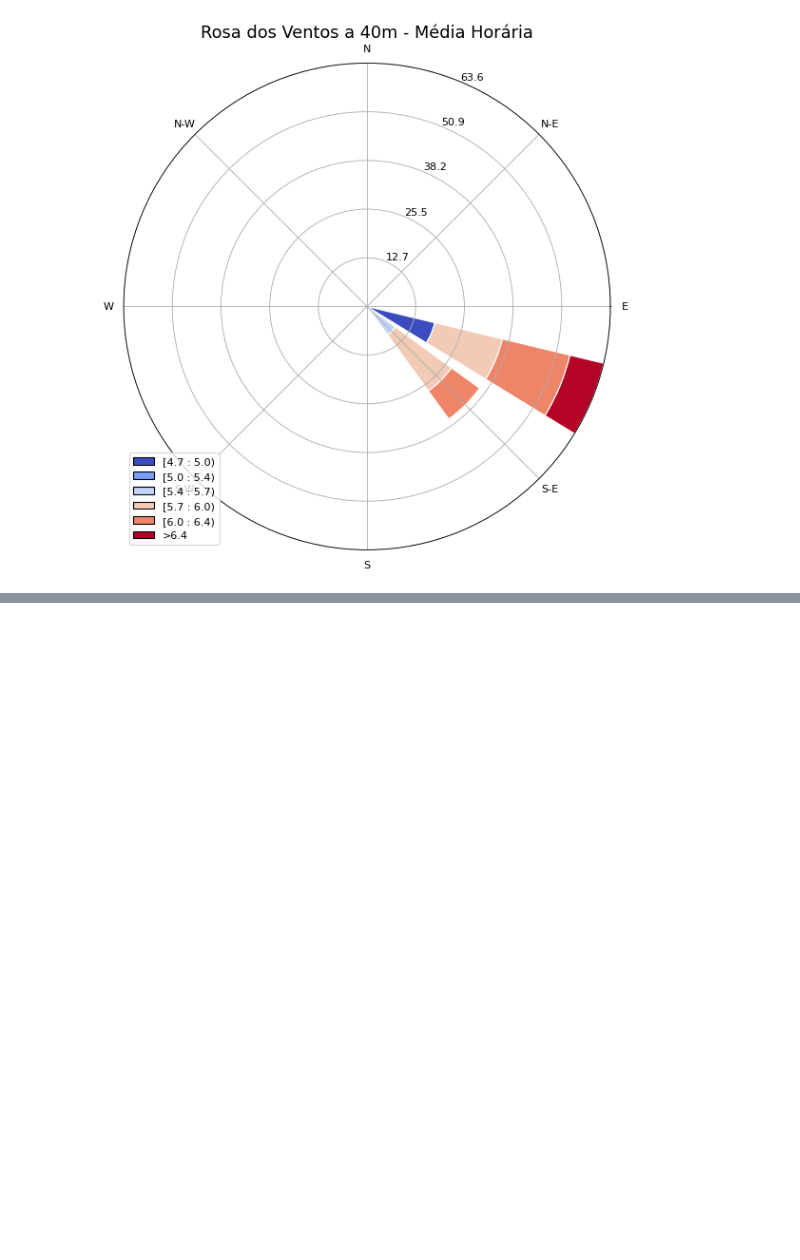
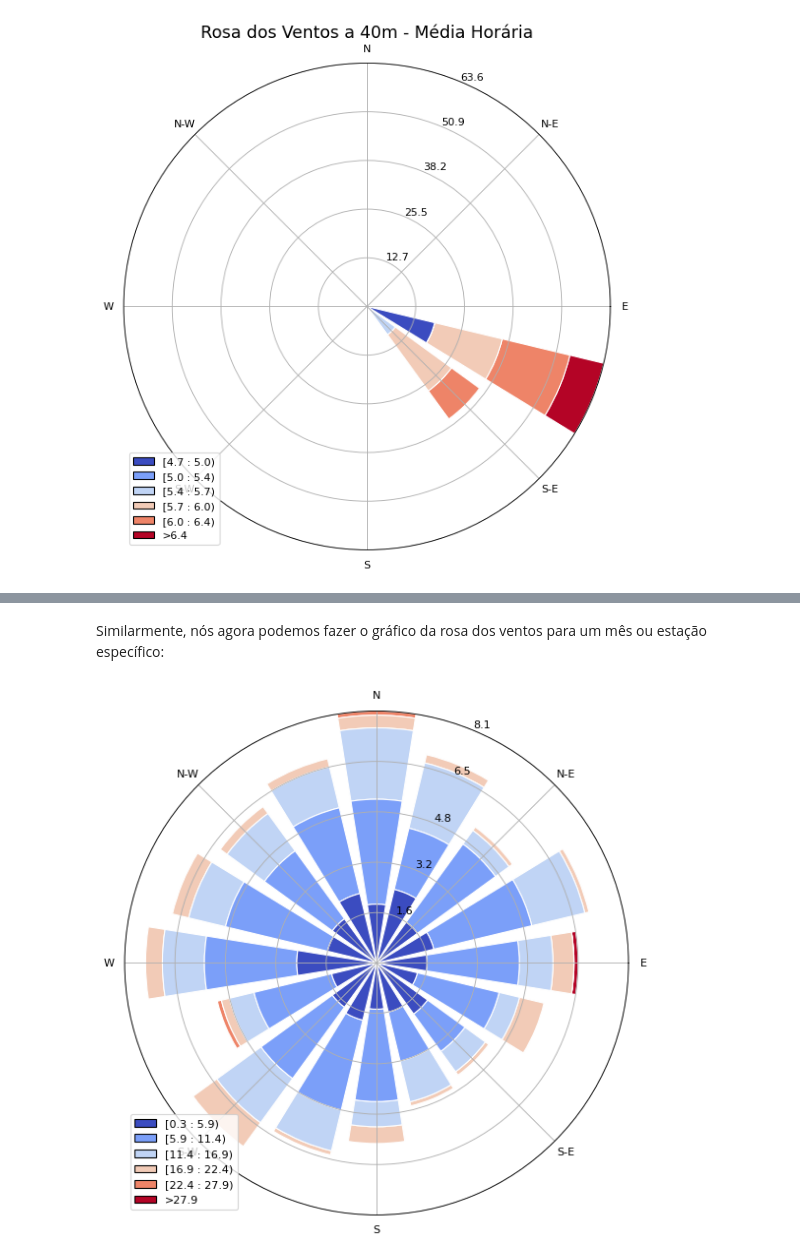
Before and after one commit to daniloceano/WindLab, a Jupyter notebook: ReadWindCube_tutorial.ipynb, the cells around one changed output, grey strips where cells are left out. Drawn from its saved outputs; the diff is of its cells as text; code cells hidden in the pictures; blank space fills up the shorter version.

```diff
--- a/ReadWindCube_tutorial.ipynb
+++ b/ReadWindCube_tutorial.ipynb
@@ -280,0 +327,12 @@ ax.figure.savefig('rosa_dos_ventos_140m_horario.png')
+# %%
+# Criando o novo objeto ReadWindCubeAccessor com o arquivo de teste fictício
+ds_accessor = ReadWindCubeAccessor("./dummy_data_2023.rtd")
+
+# Carregar os dados do arquivo de teste
+ds_accessor.load_data(reference_height=100)
+
+# Gerar a tabela de distribuição de vento a 140 metros de altura para o ano de 2023
+wind_distribution_table_test = ds_accessor.generate_wind_distribution_table(140)
+
+# Exibir a tabela gerada
+print(wind_distribution_table_test)
@@ -280,0 +408,8 @@ ax.figure.savefig('rosa_dos_ventos_140m_horario.png')
+# %% [markdown]
+Similarmente, nós agora podemos fazer o gráfico da rosa dos ventos para um mês ou estação específico:
+# %%
+# Plotar a rosa dos ventos para 140 metros no mês de janeiro
+ax = ds_accessor.plot_wind_rose(140, colormap='coolwarm', period='January')
+plt.show()
+# %% [output]
+[figure, added]
```
Also changed, not shown: parts of 9 cells of this notebook, 4 other files.
